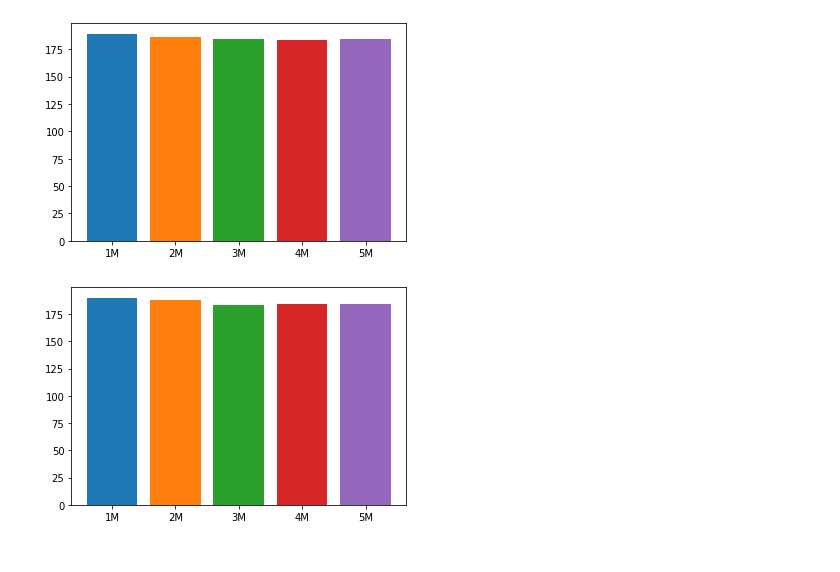
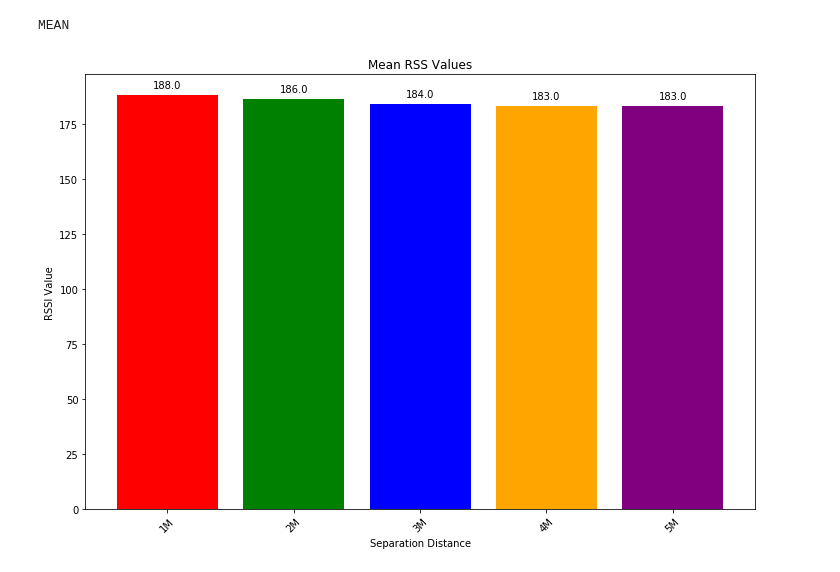
Before and after one commit to xaviergoh/IPS_FYP_DataModel, a Jupyter notebook: DistanceTesting/[FIM] Distance-RSS Model.ipynb, the cells around one changed output. Drawn from its saved outputs; the diff is of its cells as text; code cells hidden in the pictures.

```diff
--- a/DistanceTesting/[FIM] Distance-RSS Model.ipynb
+++ b/DistanceTesting/[FIM] Distance-RSS Model.ipynb
@@ -1,8 +45,4 @@
 # %%
-
-import pandas as pd
-import matplotlib.pyplot as plt
-
 data_dist1M = pd.read_csv('BLE_1mSep_120320.csv')
 data_dist2M = pd.read_csv('BLE_2mSep_120320.csv')
 data_dist3M = pd.read_csv('BLE_3mSep_130320.csv')
@@ -16,21 +56,29 @@ if (normalise):
     data_dist3M['RSSI'] =  data_dist3M['RSSI'].transform(lambda x : x/x.max())
     data_dist4M['RSSI'] =  data_dist4M['RSSI'].transform(lambda x : x/x.max())
     data_dist5M['RSSI'] =  data_dist5M['RSSI'].transform(lambda x : x/x.max())
-
-plt.bar("1M", data_dist1M['RSSI'].mean())
-plt.bar("2M", data_dist2M['RSSI'].mean())
-plt.bar("3M", data_dist3M['RSSI'].mean())
-plt.bar("4M", data_dist4M['RSSI'].mean())
-plt.bar("5M", data_dist5M['RSSI'].mean())
-plt.show()
-
-
-plt.bar("1M", data_dist1M['RSSI'].median())
-plt.bar("2M", data_dist2M['RSSI'].median())
-plt.bar("3M", data_dist3M['RSSI'].median())
-plt.bar("4M", data_dist4M['RSSI'].median())
-plt.bar("5M", data_dist5M['RSSI'].mean())
-plt.show()
-# %% [output]
-[figure, removed]
-[figure, removed]
+# %%
+print("MEAN")
+meanList = [data_dist1M['RSSI'].mean(), data_dist2M['RSSI'].mean(),
+            data_dist3M['RSSI'].mean(), data_dist4M['RSSI'].mean(),
+            data_dist5M['RSSI'].mean()]
+
+meanList = [int(i) for i in meanList]
+distList = ['1M', '2M', '3M', '4M', '5M']
+colourList = ['red', 'green', 'blue','orange','purple']
+meanSeries = pd.Series(meanList)
+
+# Plot the figure.
+plt.figure(figsize=(12, 8))
+ax = meanSeries.plot(kind='bar', color=colourList, width=0.8)
+ax.set_title('Mean RSS Values')
+ax.set_xlabel('Separation Distance')
+ax.set_ylabel('RSSI Value')
+ax.set_xticklabels(distList, rotation = "45")
+
+# Call the function above. All the magic happens there.
+add_value_labels(ax)
+
+plt.savefig("distanceMeans.png")
+# %% [output]
+MEAN
+[figure, added]
```
Also changed, not shown: parts of 4 cells of this notebook, 28 other files.
